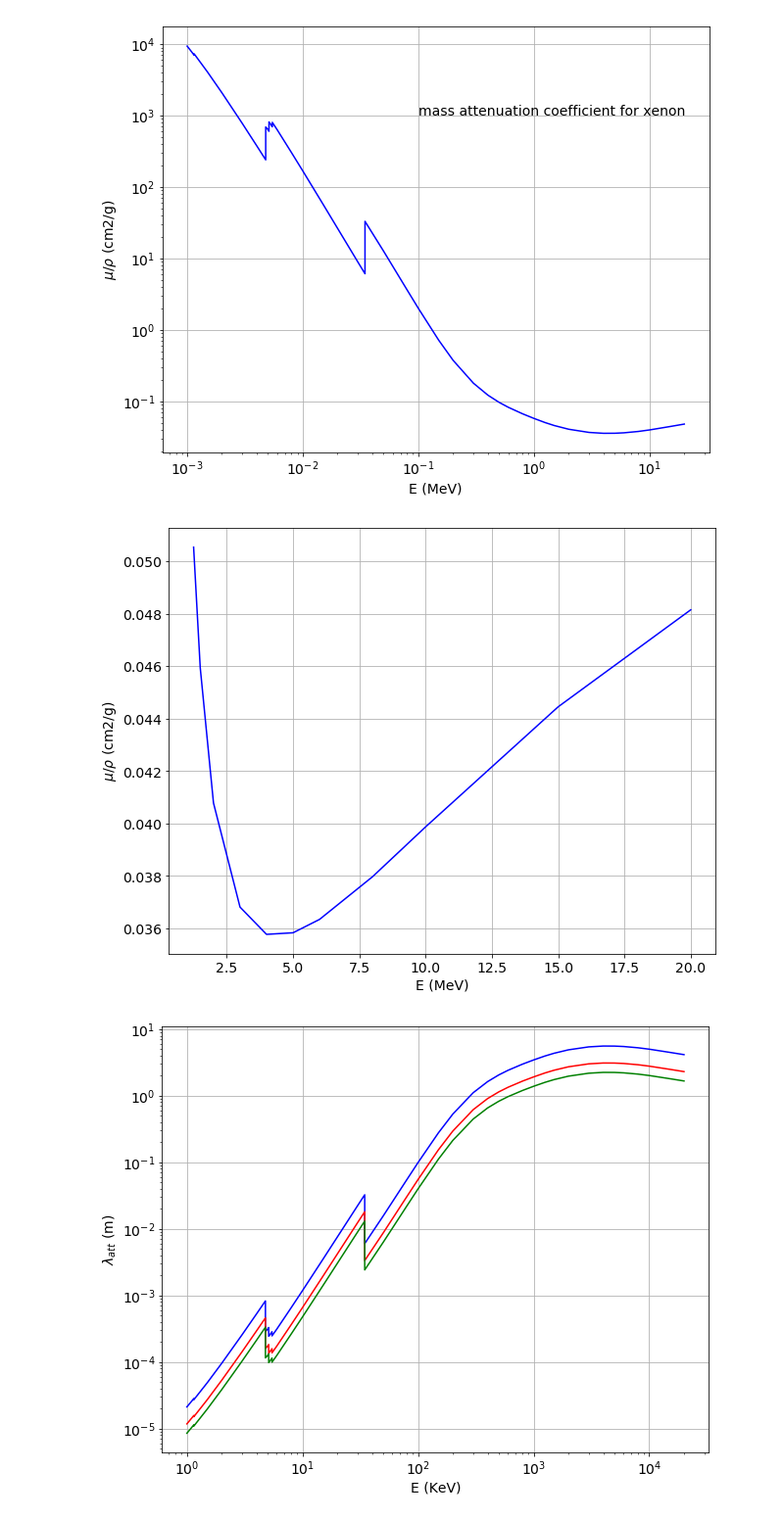
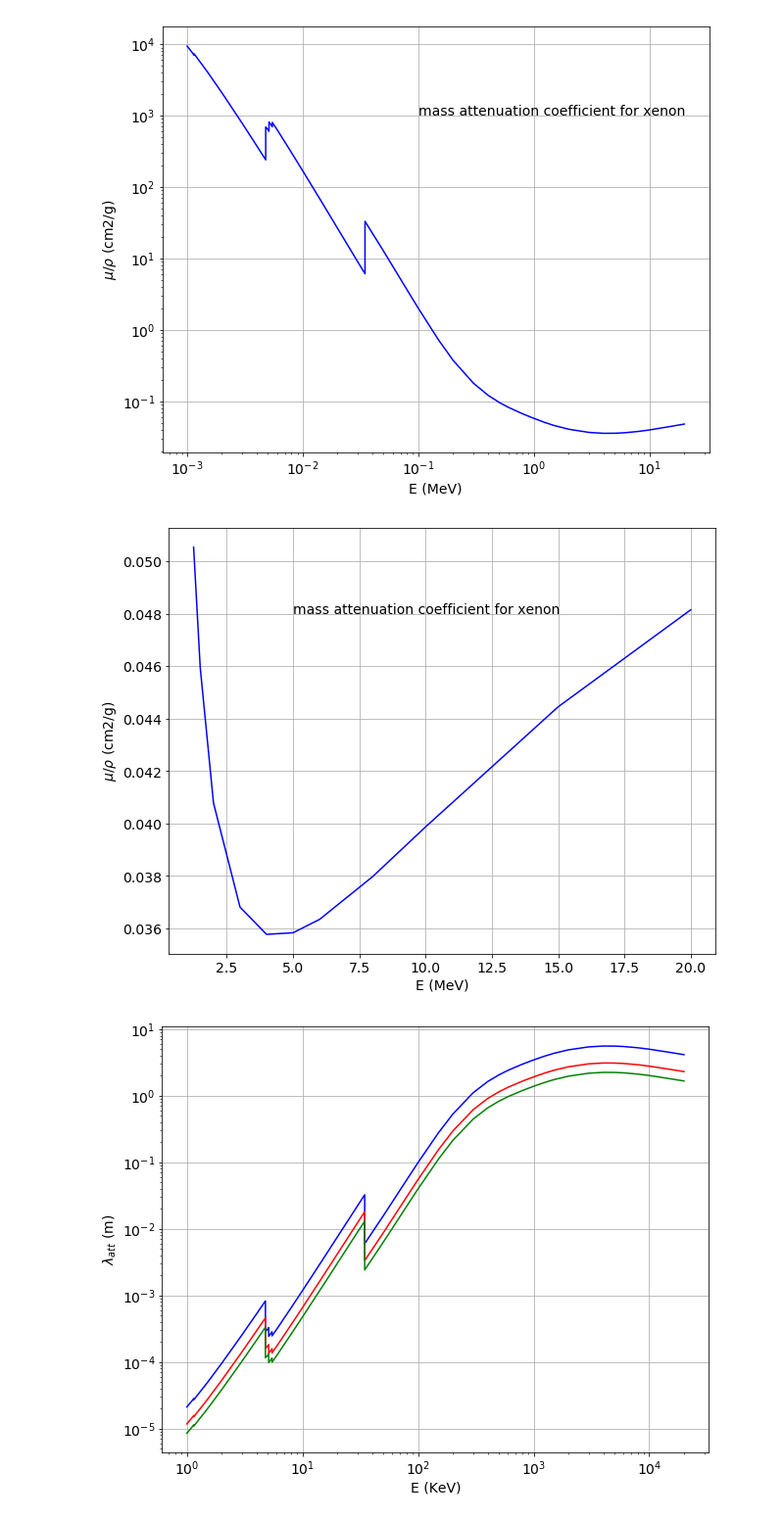
Before and after one commit to jjgomezcadenas/PYNEXT, a Jupyter notebook: nb/InteractionOfGammasInXenon.ipynb, the cells around one changed output. Shown: that part at 98% size. Drawn from its saved outputs; the diff is of its cells as text; code cells hidden in the pictures.

```diff
--- a/nb/InteractionOfGammasInXenon.ipynb
+++ b/nb/InteractionOfGammasInXenon.ipynb
@@ -74,10 +91,10 @@ plt.show()
 # %%
 plt.plot(e2 / MeV, mu_over_rho2 / (cm2/g),'b')
 plt.grid(True)
 plt.xlabel('E (MeV)')
 plt.ylabel(r'$\mu/\rho$ (cm2/g)')
-#plt.text(0.1, 1000, r'mass attenuation coefficient for xenon')
+plt.text(5, 0.048, r'mass attenuation coefficient for xenon')
 plt.show()
 # %% [output]
-[figure, old version]
+[figure, new version]
 # %%
```
Also changed, not shown: parts of 12 cells of this notebook, 2 other files.
